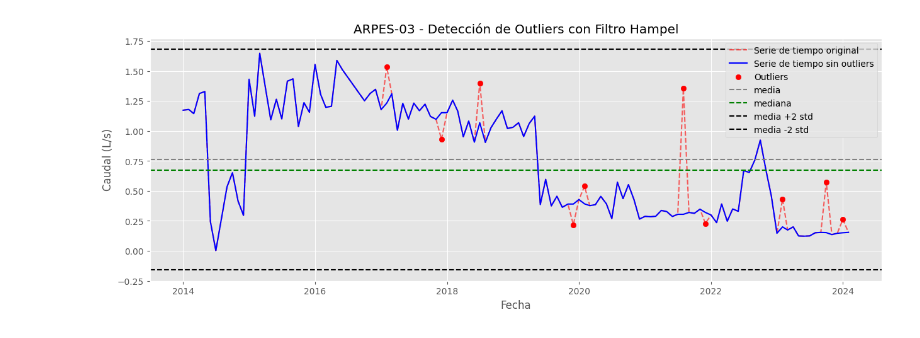
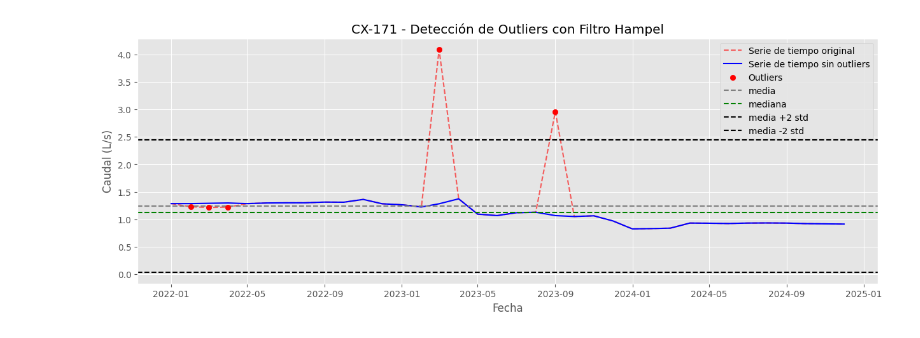
Before and after one commit to Godoca2/PyDataScience_ProyectoFinal, a Jupyter notebook: notebook/Filtrado_ Hampel_Estadisticos - Agosto2024.ipynb, the cells around one changed output. Cells and saved outputs as stored; diff of their text form; code cells hidden in the pictures.

```diff
--- a/notebook/Filtrado_ Hampel_Estadisticos - Agosto2024.ipynb
+++ b/notebook/Filtrado_ Hampel_Estadisticos - Agosto2024.ipynb
@@ -31,3 +17,0 @@ def load_excel_data(file_path: str) -> pd.DataFrame:
-# %%
-file_path = r"C:\Kedro_Project_Lab\ofertasalmuera\data\01_raw\Q_Medio_Mensual_filtrado_New_Input_13032024.xlsx"
-df_input = load_excel_data(file_path)
@@ -51,7 +76,7 @@ df_input = load_excel_data(file_path)
 def transformar_dataframe(df_input):
     """
     Transforma el DataFrame de entrada:
-    - Convierte la columna 'FECHA_D' a formato datetime.
+    - Convierte la columna 'Fecha' a formato datetime.
     - Selecciona y renombra columnas específicas.
 
     Args:
@@ -61,16 +86,16 @@ def transformar_dataframe(df_input):
     pd.DataFrame: DataFrame transformado.
     """
     # Verificar que las columnas necesarias existen en el DataFrame
-    required_columns = ['Origen', 'FECHA_D', 'Qmedio_mensual_l/s']
+    required_columns = ['Origen', 'Fecha', 'Qmedio_mensual_l/s']
     for col in required_columns:
         if col not in df_input.columns:
             raise ValueError(f"Columna '{col}' no encontrada en el DataFrame de entrada.")
 
     # Convertir la columna 'FECHA_D' a formato datetime
-    df_input['FECHA_D'] = pd.to_datetime(df_input['FECHA_D'])
+    df_input['FECHA_D'] = pd.to_datetime(df_input['Fecha'])
 
     # Crear una copia del DataFrame con las columnas seleccionadas
-    df_input = df_input[['Origen', 'FECHA_D', 'Qmedio_mensual_l/s']].copy()
+    df_input = df_input[['Origen', 'Fecha', 'Qmedio_mensual_l/s']].copy()
 
     # Eliminar espacios alrededor de los nombres de columnas por si acaso
     df_input.columns = df_input.columns.str.strip()
@@ -78,7 +103,7 @@ def transformar_dataframe(df_input):
     # Renombrar las columnas
     df_input = df_input.rename(columns={
         'Origen': 'Pozo',
-        'FECHA_D': 'Fecha',
+        'Fecha': 'Fecha',
         'Qmedio_mensual_l/s': 'Caudal (L/s)'
     })
 
@@ -160,7 +207,7 @@ result_df.to_excel('resultados_filtrados5.xlsx')
 plt.style.use('ggplot')
 
 # Visualizar los resultados para un pozo específico
-well_name = 'ARPES-03'
+well_name = 'CX-171'
 if well_name in result_df['Pozo'].unique():
     well_df = result_df[result_df['Pozo'] == well_name]
     ts = well_df['Caudal (L/s)']
@@ -176,31 +223,31 @@ if well_name in result_df['Pozo'].unique():
     plt.figure(figsize=(15, 5))  # Tamaño ajustado para mejor visualización
 
     # Graficar la serie de tiempo original con outliers
     plt.plot(ts.index, ts, 'r--', label='Serie de tiempo original', alpha=0.6)
 
     # Graficar la serie sin outliers segmentada y en azul (incluyendo valores imputados)
     plt.plot(ts.index, ts_imputation, 'b-', label='Serie de tiempo sin outliers')
 
     # Destacar los puntos outliers
     plt.scatter(outliers.index, outliers, color='red', label='Outliers', zorder=5)
 
     # Líneas de media y desviaciones estándar
     plt.axhline(y=mean, color='gray', linestyle='--', label='media')
     plt.axhline(y=median, color='green', linestyle='--', label='mediana')
     plt.axhline(y=mean + 2 * std, color='k', linestyle='--', label='media +2 std')
     plt.axhline(y=mean - 2 * std, color='k', linestyle='--', label='media -2 std')
 
     # Ajustar los ejes automáticamente
     plt.autoscale()
 
     # Añadir etiquetas y título
     plt.xlabel('Fecha')
     plt.ylabel('Caudal (L/s)')
     plt.title(f'{well_name} - Detección de Outliers con Filtro Hampel')
     plt.legend()
     plt.grid(True)
     plt.show()
 else:
     print(f"No se encontraron datos para el pozo {well_name}")
 # %% [output]
-[figure, old version]
+[figure, new version]
```
Also changed, not shown: parts of 11 cells of this notebook, 1 other file.
